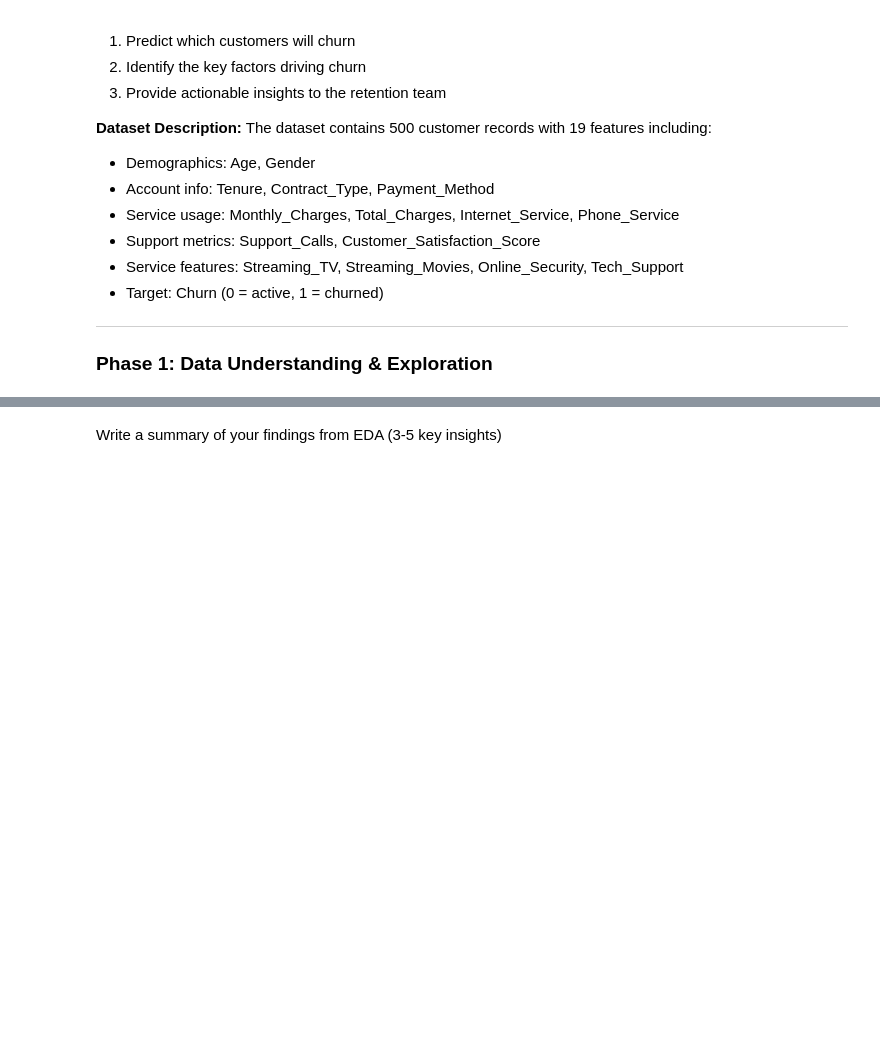
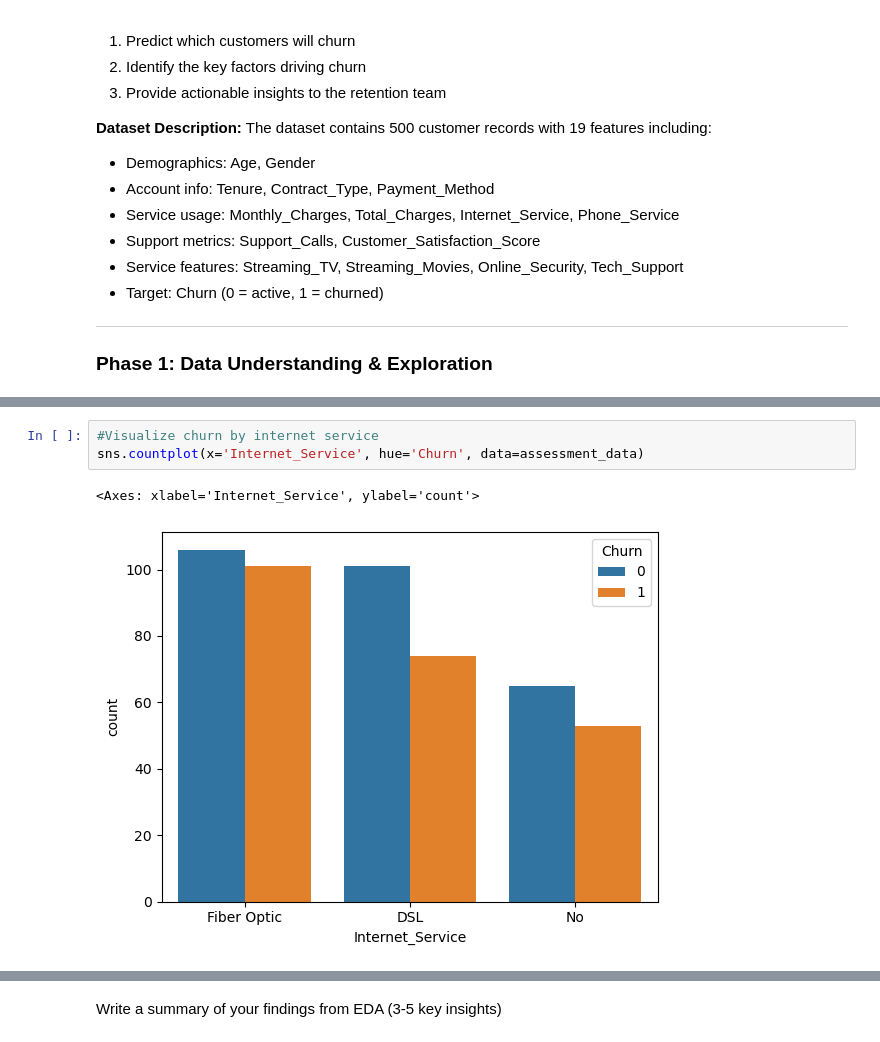
Before and after one commit to Blessing-Ekeh/dataraflow-week16-Regression, a Jupyter notebook: Take Home.ipynb, the cells around one changed output, grey strips where cells are left out. Saved outputs shown, nothing was run; the diff lists cells and outputs as text; blank space fills up the shorter version.

```diff
--- a/Take Home.ipynb
+++ b/Take Home.ipynb
@@ -1508,0 +1607,6 @@ The dataset contains 500 customer records with 19 features including:
+# %%
+#Visualize churn by internet service
+sns.countplot(x='Internet_Service', hue='Churn', data=assessment_data)
+# %% [output]
+<Axes: xlabel='Internet_Service', ylabel='count'>
+[figure, added]
```
Also changed, not shown: parts of 17 cells of this notebook.
